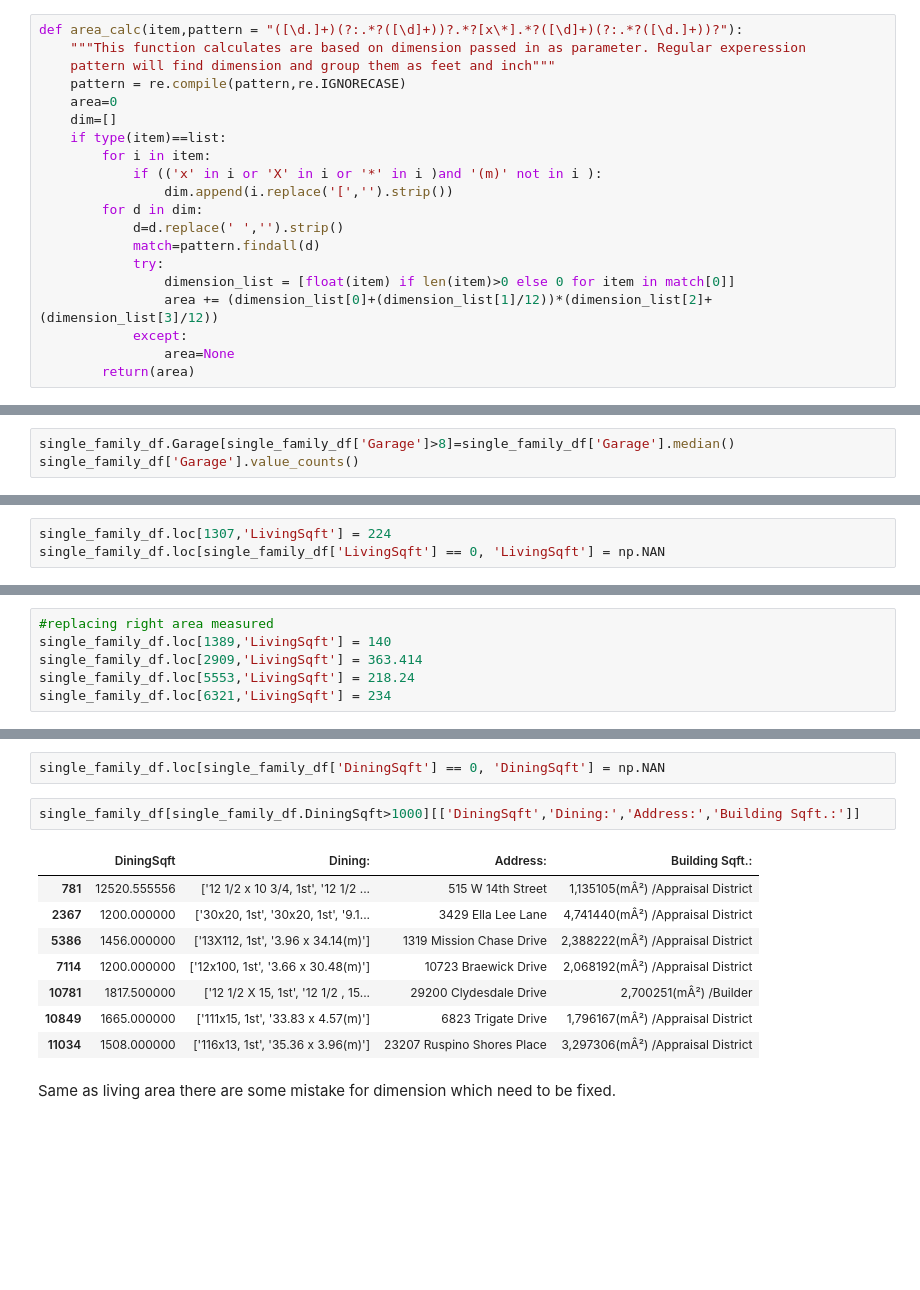
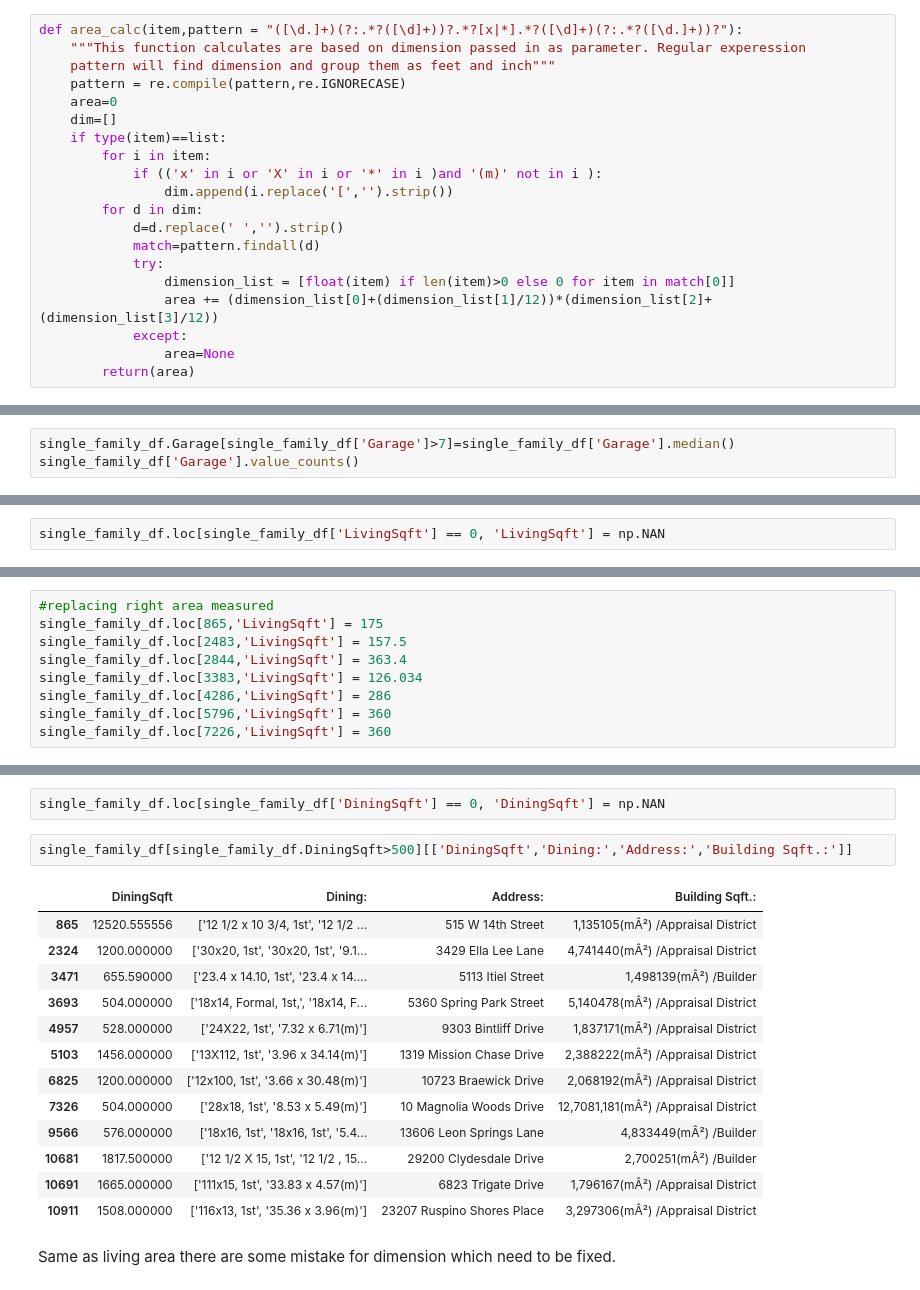
Before and after one commit to AllenAnsari/Prediction-House-Price-Using-Image-Processing, a Jupyter notebook: notebooks/Data Wrangling.ipynb, the cells around one changed output, grey strips where cells are left out. Saved outputs shown, nothing was run; the diff lists cells and outputs as text; blank space fills up the shorter version.

```diff
--- a/notebooks/Data Wrangling.ipynb
+++ b/notebooks/Data Wrangling.ipynb
@@ -377,7 +377,7 @@ Name: Utility Room Desc:, Length: 854, dtype: int64
 # %% [markdown]
 We can calculate area for `Utility Room`, `Study/Library`. `Game Room`and `Breakfast` based on  dimension we have and assume the NA values are zero for those houses that do not have these rooms. I drop `Garage Carport` and `Front Door` since there is no information for rest of the house.
 # %%
-def area_calc(item,pattern = "([\d.]+)(?:.*?([\d]+))?.*?[x\*].*?([\d]+)(?:.*?([\d.]+))?"):
+def area_calc(item,pattern = "([\d.]+)(?:.*?([\d]+))?.*?[x|*].*?([\d]+)(?:.*?([\d.]+))?"):
     """This function calculates are based on dimension passed in as parameter. Regular experession
     pattern will find dimension and group them as feet and inch"""
     pattern = re.compile(pattern,re.IGNORECASE)
@@ -535,6 +535,6 @@ Name: Garage, dtype: int64
 # %% [markdown]
 As you can see there are some houses with more than 10 garage which is odd. After checking images for some of these houses in www.HAR.com it seems those have only 2 garage and I fill those values with 2 which is the median of this feature.
 # %%
-single_family_df.Garage[single_family_df['Garage']>8]=single_family_df['Garage'].median()
+single_family_df.Garage[single_family_df['Garage']>7]=single_family_df['Garage'].median()
 single_family_df['Garage'].value_counts()
 # %% [output]
@@ -587,4 +584,3 @@ The first one shouldn't be 0 and I replace it with 16x14 and for the rest I will
 # %%
-single_family_df.loc[1307,'LivingSqft'] = 224
 single_family_df.loc[single_family_df['LivingSqft'] == 0, 'LivingSqft'] = np.NAN
 # %%
@@ -607,9 +608,12 @@ It seems there some typo mistake here because living area can not be more than t
 # %%
 #replacing right area measured
-single_family_df.loc[1389,'LivingSqft'] = 140
-single_family_df.loc[2909,'LivingSqft'] = 363.414
-single_family_df.loc[5553,'LivingSqft'] = 218.24
-single_family_df.loc[6321,'LivingSqft'] = 234
+single_family_df.loc[865,'LivingSqft'] = 175
+single_family_df.loc[2483,'LivingSqft'] = 157.5
+single_family_df.loc[2844,'LivingSqft'] = 363.4
+single_family_df.loc[3383,'LivingSqft'] = 126.034
+single_family_df.loc[4286,'LivingSqft'] = 286
+single_family_df.loc[5796,'LivingSqft'] = 360
+single_family_df.loc[7226,'LivingSqft'] = 360
 # %% [markdown]
 ## 1.6.5.3 Dining<a id='1.6.5.3_Dining'></a>
 # %%
@@ -669,16 +673,21 @@ single_family_df[single_family_df.DiningSqft==0][['DiningSqft','Dining:','Addres
 # %%
 single_family_df.loc[single_family_df['DiningSqft'] == 0, 'DiningSqft'] = np.NAN
 # %%
-single_family_df[single_family_df.DiningSqft>1000][['DiningSqft','Dining:','Address:','Building Sqft.:']]
+single_family_df[single_family_df.DiningSqft>500][['DiningSqft','Dining:','Address:','Building Sqft.:']]
 # %% [output]
 |  | DiningSqft | Dining: | Address: | Building Sqft.: |
-| 781 | 12520.555556 | ['12 1/2 x 10 3/4, 1st', '12 1/2 ... | 515 W 14th Street | 1,135105(mÂ²) /Appraisal District |
-| 2367 | 1200.000000 | ['30x20, 1st', '30x20, 1st', '9.1... | 3429 Ella Lee Lane | 4,741440(mÂ²) /Appraisal District |
-| 5386 | 1456.000000 | ['13X112, 1st', '3.96 x 34.14(m)'] | 1319 Mission Chase Drive | 2,388222(mÂ²) /Appraisal District |
-| 7114 | 1200.000000 | ['12x100, 1st', '3.66 x 30.48(m)'] | 10723 Braewick Drive | 2,068192(mÂ²) /Appraisal District |
-| 10781 | 1817.500000 | ['12 1/2 X 15, 1st', '12 1/2 , 15... | 29200 Clydesdale Drive | 2,700251(mÂ²) /Builder |
-| 10849 | 1665.000000 | ['111x15, 1st', '33.83 x 4.57(m)'] | 6823 Trigate Drive | 1,796167(mÂ²) /Appraisal District |
-| 11034 | 1508.000000 | ['116x13, 1st', '35.36 x 3.96(m)'] | 23207 Ruspino Shores Place | 3,297306(mÂ²) /Appraisal District |
+| 865 | 12520.555556 | ['12 1/2 x 10 3/4, 1st', '12 1/2 ... | 515 W 14th Street | 1,135105(mÂ²) /Appraisal District |
+| 2324 | 1200.000000 | ['30x20, 1st', '30x20, 1st', '9.1... | 3429 Ella Lee Lane | 4,741440(mÂ²) /Appraisal District |
+| 3471 | 655.590000 | ['23.4 x 14.10, 1st', '23.4 x 14.... | 5113 Itiel Street | 1,498139(mÂ²) /Builder |
+| 3693 | 504.000000 | ['18x14, Formal, 1st,', '18x14, F... | 5360 Spring Park Street | 5,140478(mÂ²) /Appraisal District |
+| 4957 | 528.000000 | ['24X22, 1st', '7.32 x 6.71(m)'] | 9303 Bintliff Drive | 1,837171(mÂ²) /Appraisal District |
+| 5103 | 1456.000000 | ['13X112, 1st', '3.96 x 34.14(m)'] | 1319 Mission Chase Drive | 2,388222(mÂ²) /Appraisal District |
+| 6825 | 1200.000000 | ['12x100, 1st', '3.66 x 30.48(m)'] | 10723 Braewick Drive | 2,068192(mÂ²) /Appraisal District |
+| 7326 | 504.000000 | ['28x18, 1st', '8.53 x 5.49(m)'] | 10 Magnolia Woods Drive | 12,7081,181(mÂ²) /Appraisal District |
+| 9566 | 576.000000 | ['18x16, 1st', '18x16, 1st', '5.4... | 13606 Leon Springs Lane | 4,833449(mÂ²) /Builder |
+| 10681 | 1817.500000 | ['12 1/2 X 15, 1st', '12 1/2 , 15... | 29200 Clydesdale Drive | 2,700251(mÂ²) /Builder |
+| 10691 | 1665.000000 | ['111x15, 1st', '33.83 x 4.57(m)'] | 6823 Trigate Drive | 1,796167(mÂ²) /Appraisal District |
+| 10911 | 1508.000000 | ['116x13, 1st', '35.36 x 3.96(m)'] | 23207 Ruspino Shores Place | 3,297306(mÂ²) /Appraisal District |
 # %% [markdown]
 Same as living area there are some mistake for dimension which need to be fixed.
 # %%
```
Also changed, not shown: parts of 151 cells of this notebook, 5 other files.
